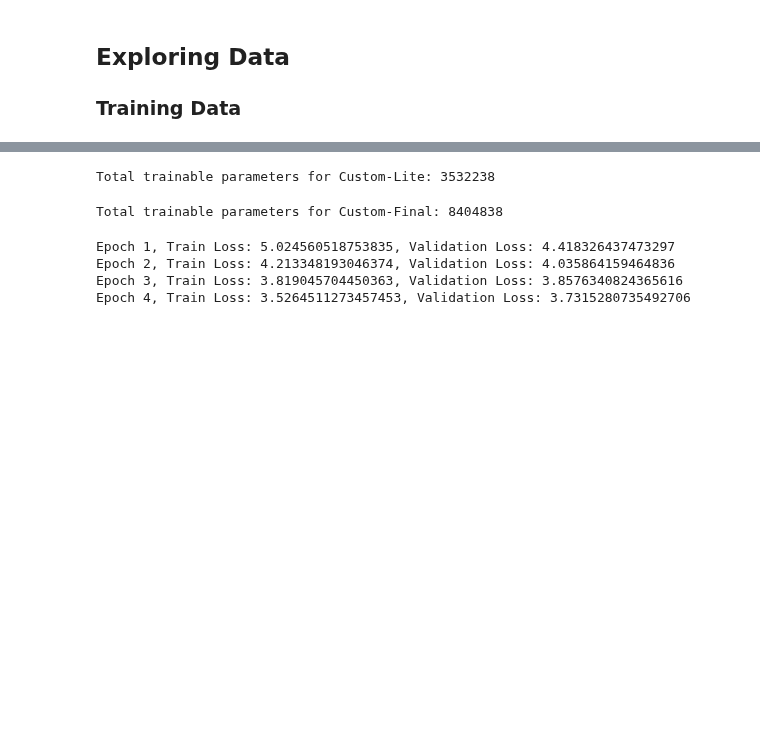
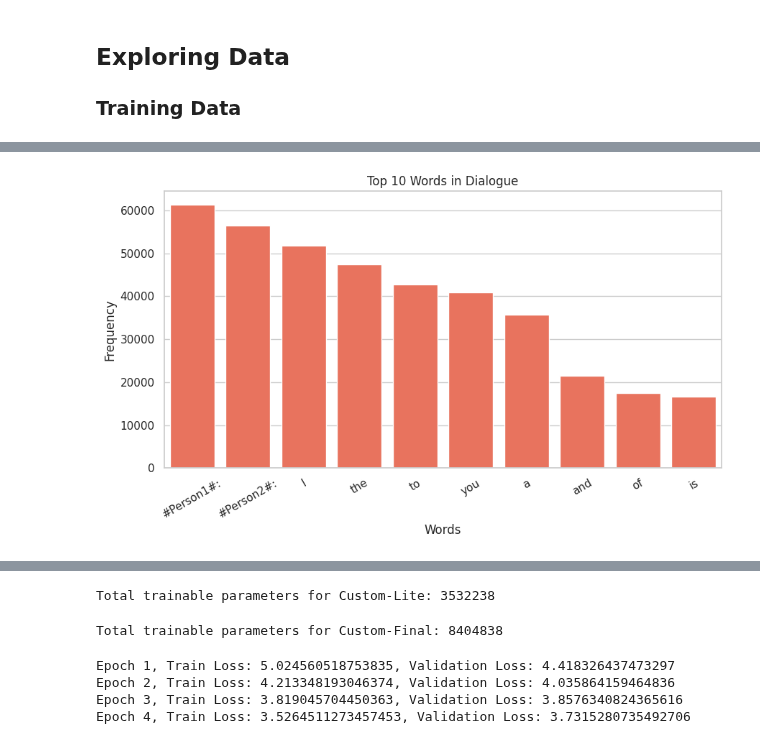
Before and after one commit to dipankarsrirag/Dialogue-Summarisation, a Jupyter notebook: notebooks/Report.ipynb, the cells around one changed output, grey strips where cells are left out. Drawn from its saved outputs; the diff is of its cells as text; code cells hidden in the pictures; blank space fills up the shorter version.

```diff
--- a/notebooks/Report.ipynb
+++ b/notebooks/Report.ipynb
@@ -128,14 +143,16 @@ print(basic_stats)
 # %%
 word_counts = Counter(" ".join(train_df['dialogue']).split())
 
 most_common_words = word_counts.most_common(10)
 words, counts = zip(*most_common_words)
 
 sns.set(style="whitegrid", palette="pastel")
-plt.figure(figsize=(10, 6))
-sns.barplot(list(words), list(counts))
+plt.figure(figsize=(10, 5))
+sns.barplot(x = list(words), y = list(counts), color = "tomato")
 plt.title('Top 10 Words in Dialogue')
 plt.xlabel('Words')
 plt.ylabel('Frequency')
-plt.xticks(rotation=45)
+plt.xticks(rotation=30)
 plt.show()
+# %% [output]
+[figure, added]
```
Also changed, not shown: parts of 5 cells of this notebook.
